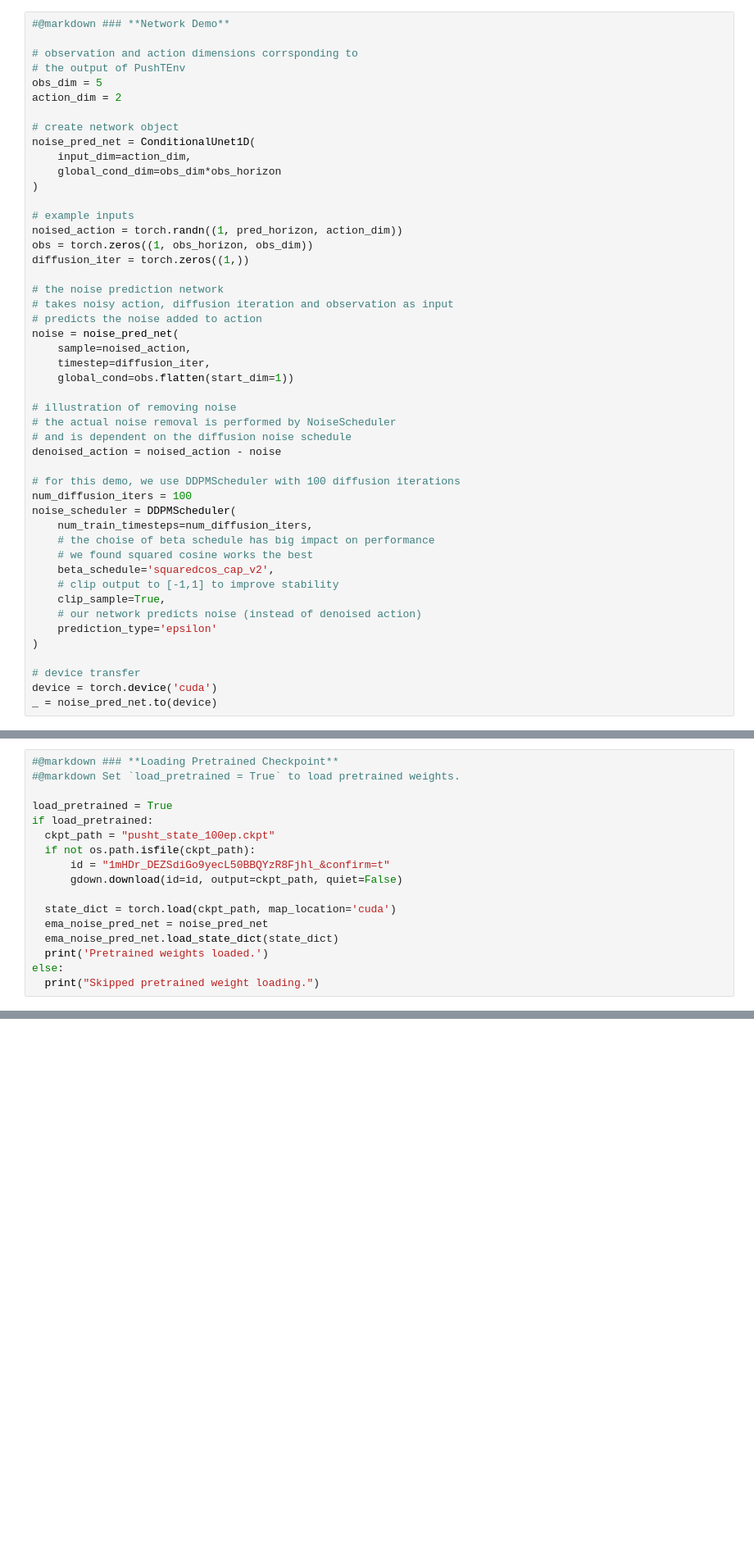
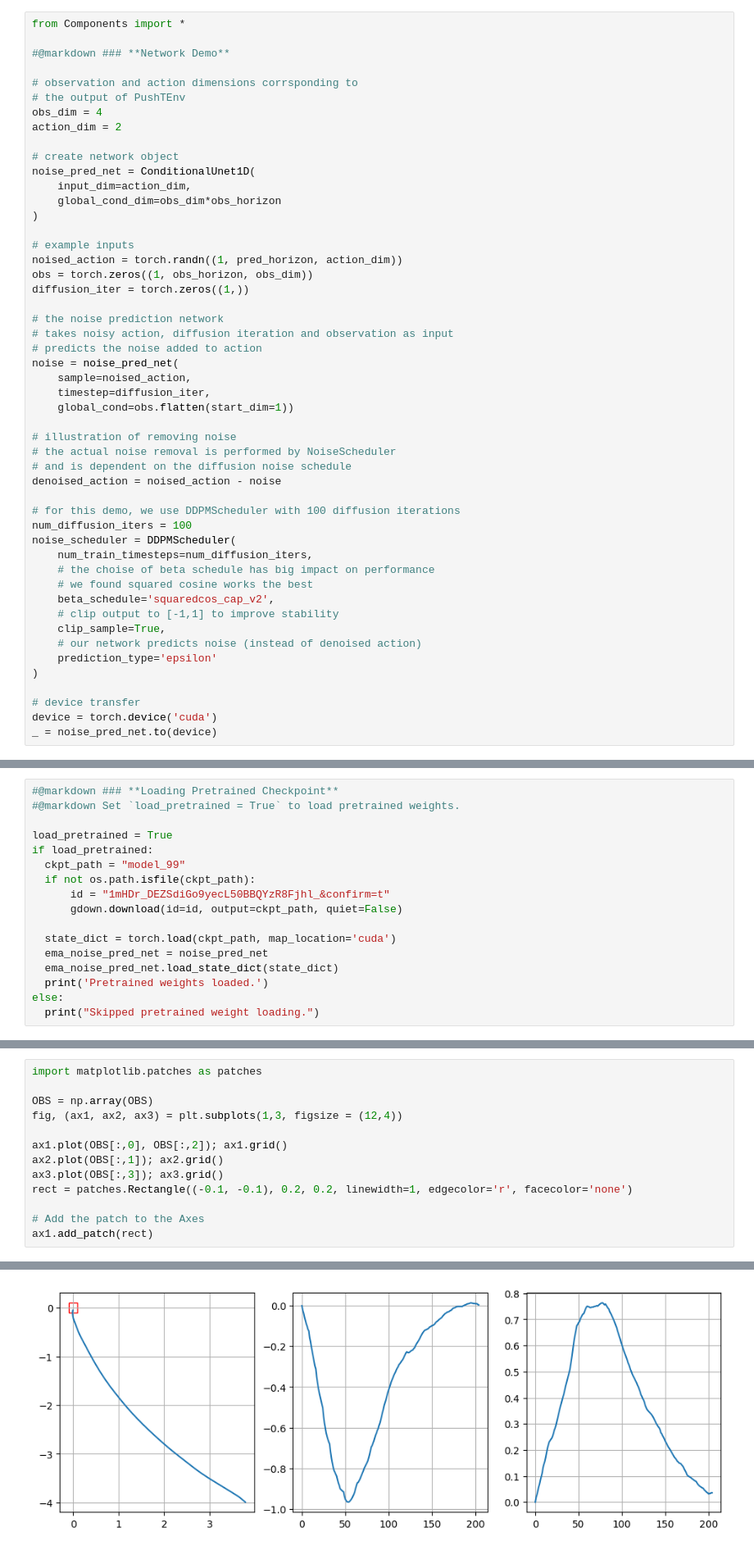
Before and after one commit to matteoguarrera/planning, a Jupyter notebook: pusht_demo.ipynb, the cells around one changed output, grey strips where cells are left out. Shown at 82% size. Cells and saved outputs as stored; diff of their text form; blank space fills up the shorter version.

```diff
--- a/pusht_demo.ipynb
+++ b/pusht_demo.ipynb
@@ -1137,9 +160,11 @@ class ConditionalUnet1D(nn.Module):
 # %%
+from Components import *
+
 #@markdown ### **Network Demo**
 
 # observation and action dimensions corrsponding to
 # the output of PushTEnv
-obs_dim = 5
+obs_dim = 4
 action_dim = 2
 
 # create network object
@@ -1279,7 +304,7 @@ ema_noise_pred_net = ema.averaged_model
 
 load_pretrained = True
 if load_pretrained:
-  ckpt_path = "pusht_state_100ep.ckpt"
+  ckpt_path = "model_99"
   if not os.path.isfile(ckpt_path):
       id = "1mHDr_DEZSdiGo9yecL50BBQYzR8Fjhl_&confirm=t"
       gdown.download(id=id, output=ckpt_path, quiet=False)
@@ -1398,0 +497,14 @@ Score:  1.0
+# %%
+import matplotlib.patches as patches
+
+OBS = np.array(OBS)
+fig, (ax1, ax2, ax3) = plt.subplots(1,3, figsize = (12,4))
+
+ax1.plot(OBS[:,0], OBS[:,2]); ax1.grid()
+ax2.plot(OBS[:,1]); ax2.grid()
+ax3.plot(OBS[:,3]); ax3.grid()
+rect = patches.Rectangle((-0.1, -0.1), 0.2, 0.2, linewidth=1, edgecolor='r', facecolor='none')
+
+# Add the patch to the Axes
+ax1.add_patch(rect)
+# %% [output]
@@ -1398,0 +512 @@ Score:  1.0
+[figure, added]
```
Also changed, not shown: parts of 19 cells of this notebook, 2 other files.
